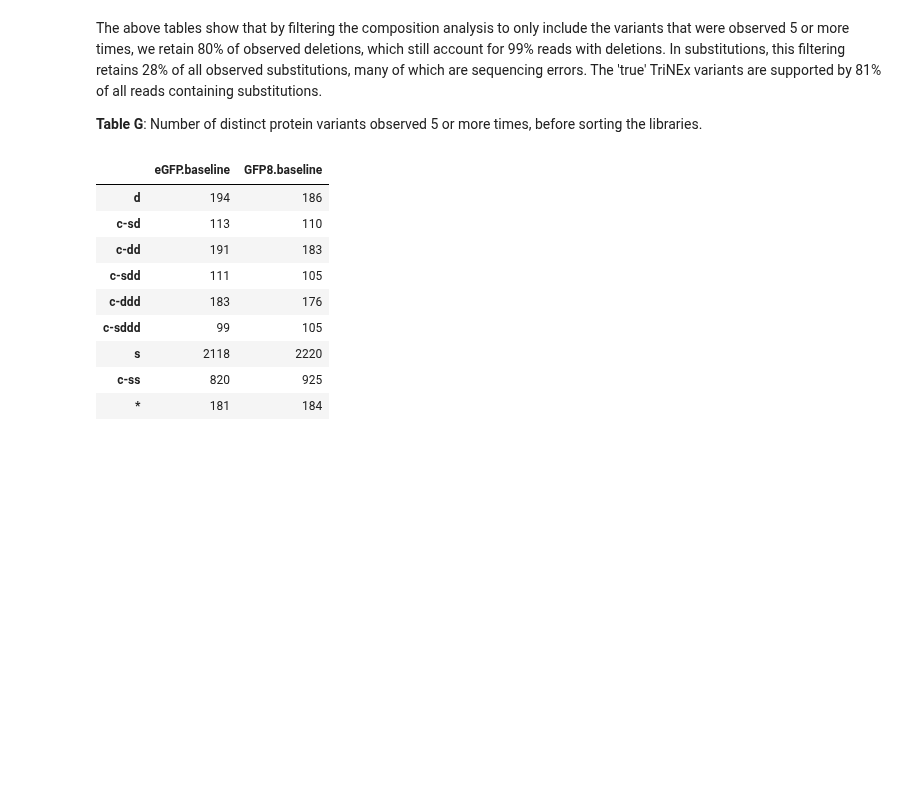
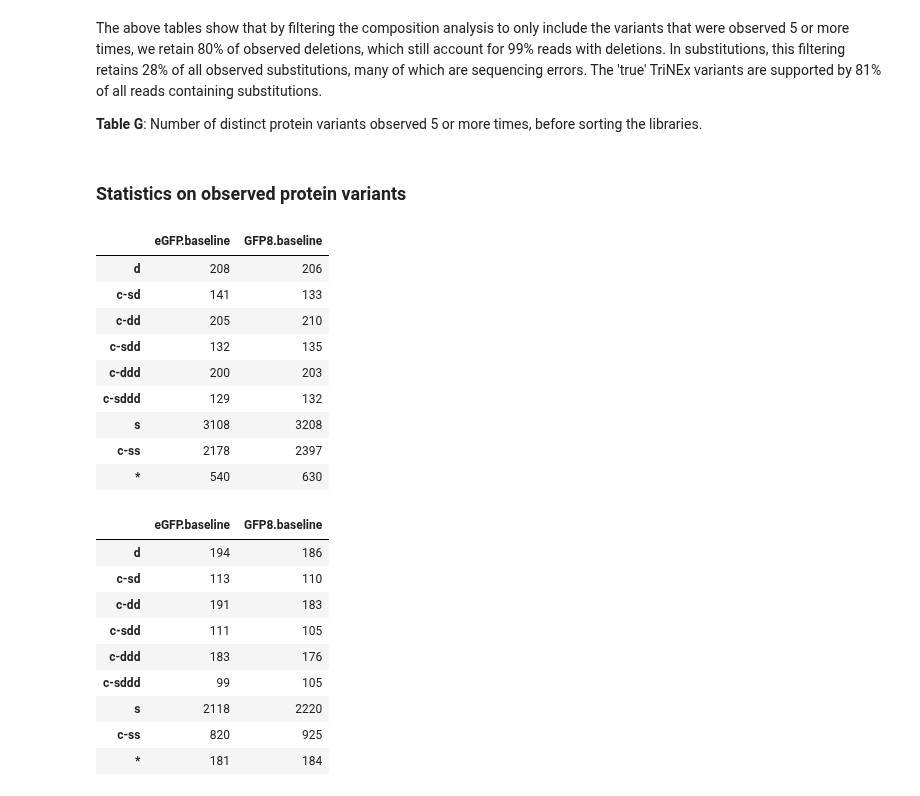
Before and after one commit to MayaPetek/InDelScanner, a Jupyter notebook: Results_GFP_deletions/GFP_deletions.ipynb, the cells around one changed output. Saved outputs shown, nothing was run; the diff lists cells and outputs as text; code cells hidden in the pictures; blank space fills up the shorter version.

```diff
--- a/Results_GFP_deletions/GFP_deletions.ipynb
+++ b/Results_GFP_deletions/GFP_deletions.ipynb
@@ -442,6 +431,23 @@ df[['eGFP.baseline', 'GFP8.baseline']].div(df_dna_reads[['eGFP.baseline', 'GFP8.
 The above tables show that by filtering the composition analysis to only include the variants that were observed 5 or more times, we retain 80% of observed deletions, which still account for 99% reads with deletions. In substitutions, this filtering retains 28% of all observed substitutions, many of which are sequencing errors. The 'true' TriNEx variants are supported by 81% of all reads containing substitutions.
 
 **Table G**: Number of distinct protein variants observed 5 or more times, before sorting the libraries.
+# %% [markdown]
+### Statistics on observed protein variants
+# %%
+filt_prot_count_1, filt_prot_reads_1 = get_filtered_protein_composition(results, 1)
+df_fprot_1 = pd.DataFrame(filt_prot_count_1, index=row_index_prot, columns=fractions_all)
+df_fprot_1[['eGFP.baseline', 'GFP8.baseline']]
+# %% [output]
+|  | eGFP.baseline | GFP8.baseline |
+| d | 208 | 206 |
+| c-sd | 141 | 133 |
+| c-dd | 205 | 210 |
+| c-sdd | 132 | 135 |
+| c-ddd | 200 | 203 |
+| c-sddd | 129 | 132 |
+| s | 3108 | 3208 |
+| c-ss | 2178 | 2397 |
+| * | 540 | 630 |
 # %%
 filt_prot_count_r, filt_prot_reads_r = get_filtered_protein_composition(results, 5)
 df = pd.DataFrame(filt_prot_count_r, index=row_index_prot, columns=fractions_all)
```
Also changed, not shown: parts of 25 cells of this notebook, 1 other file.
